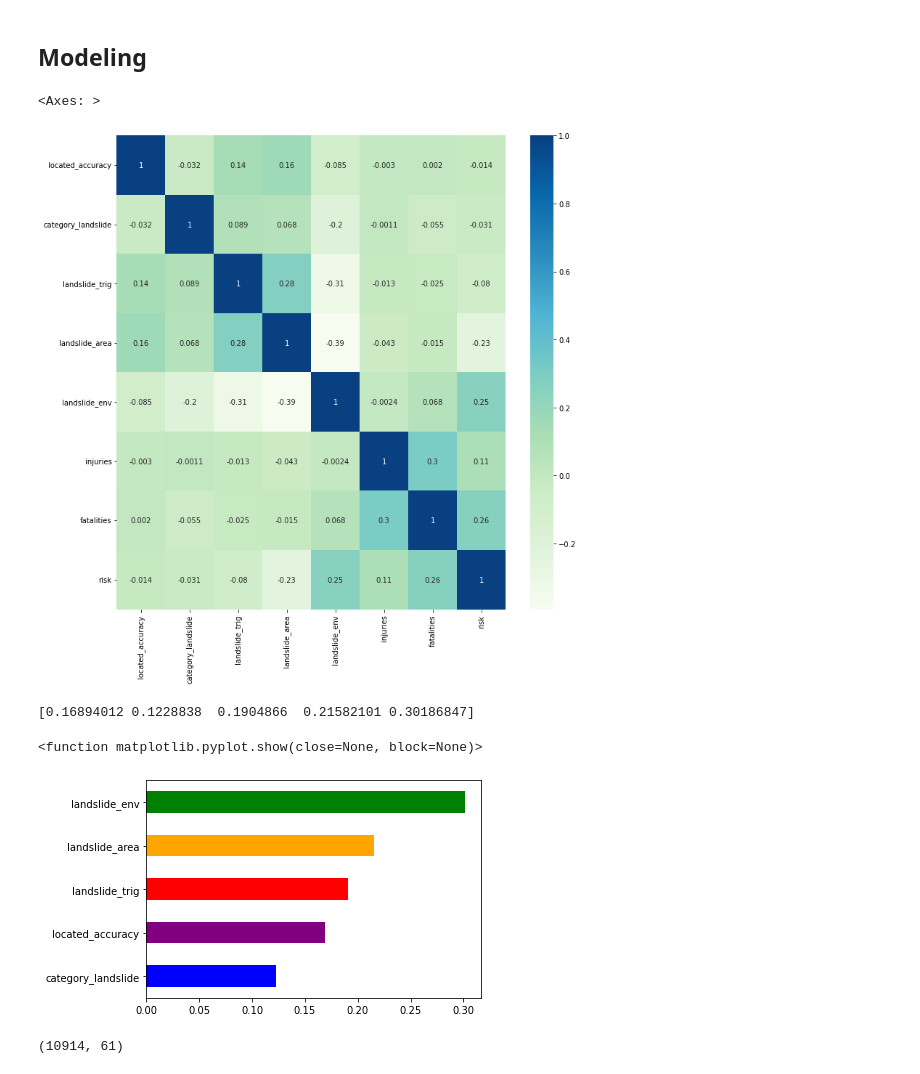
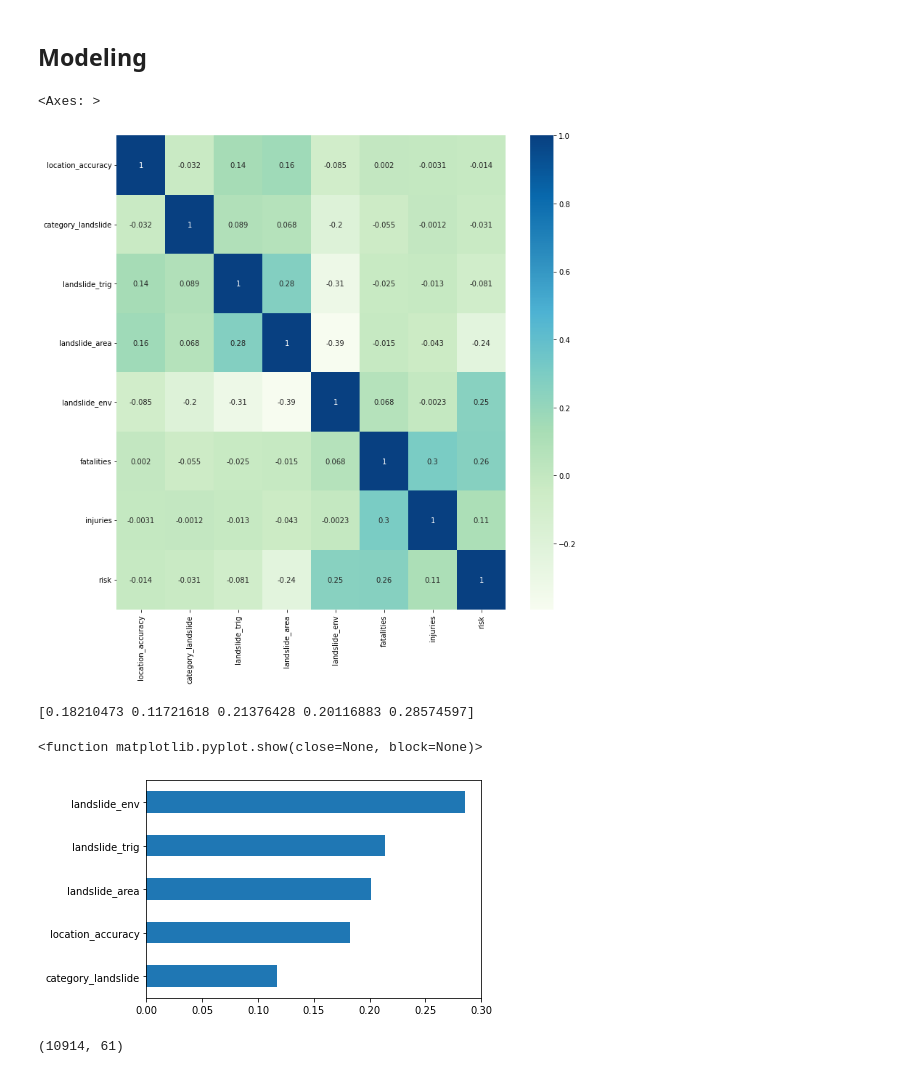
Before and after one commit to shupersap/Global_Landslide, a Jupyter notebook: 2_exploration/EDA.ipynb, the cells around one changed output. Saved outputs shown, nothing was run; the diff lists cells and outputs as text; code cells hidden in the pictures.

Commit message:
final_model

```diff
--- a/2_exploration/EDA.ipynb
+++ b/2_exploration/EDA.ipynb
@@ -141,6 +144,7 @@ norm_fatalities
 norm_fatalities_dupe=norm_fatalities.copy()
 # %%
-cat_list=["category_landslide","landslide_trig","landslide_area","landslide_env","located_accuracy"]
+#utilize a label encoder to convert categorical values to numerica
+cat_list=["category_landslide","landslide_trig","landslide_area","landslide_env","location_accuracy"]
 for x in cat_list:
     norm_fatalities_dupe[x]=LabelEncoder().fit_transform(norm_fatalities_dupe[x])
 # %%
@@ -149,9 +155,10 @@ no_dt_df=norm_fatalities_dupe.drop(columns=["landslide_date","landslide_id"])
 scaled_slide=minmax_scaling(no_dt_df, columns = no_dt_df.columns.values)
 # %%
+#simple correlation matrix
 plt.figure(figsize=(12,12))
 correlation=scaled_slide.corr()
 sns.heatmap(correlation,cmap = "GnBu", annot = True)
 # %% [output]
 <Axes: >
-[figure, old version]
+[figure, new version]
 # %%
@@ -158,18 +166,20 @@ sns.heatmap(correlation,cmap = "GnBu", annot = True)
 x=scaled_slide.iloc[:,:5]
 y=scaled_slide.iloc[:,-1]
 # %%
-model=ExtraTreesClassifier()
+#simple model and fit based on label encoding
+model=RandomForestClassifier(n_estimators=100, random_state=42)
 model.fit(x,y)
 print(model.feature_importances_)
 # %% [output]
-[0.16894012 0.1228838  0.1904866  0.21582101 0.30186847]
+[0.18210473 0.11721618 0.21376428 0.20116883 0.28574597]
 # %%
+#display label encoding version of the model results
 feat_importance=pd.Series(model.feature_importances_,index=x.columns).sort_values()
-feat_importance.plot(kind="barh",color=["blue","purple","red","orange","green"])
+feat_importance.plot(kind="barh")
 plt.show
 #All selected features hold prominence, suprisingly location accuracy serves more prominent than category of landslide
 # %% [output]
 <function matplotlib.pyplot.show(close=None, block=None)>
-[figure, old version]
+[figure, new version]
 # %%
 #convert categorical values into a relation of true/false values
```
Also changed, not shown: parts of 19 cells of this notebook, 2 other files.
